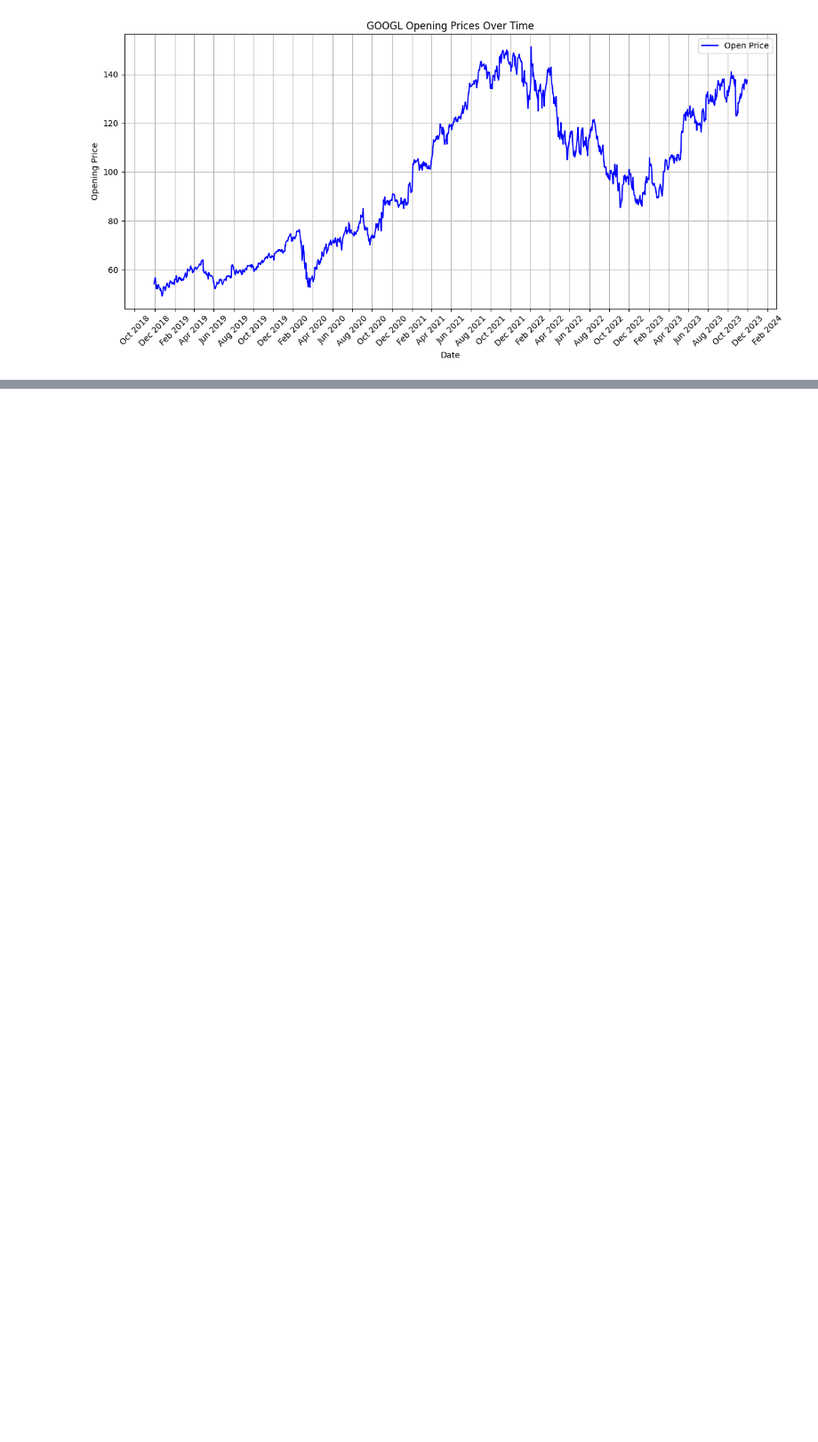
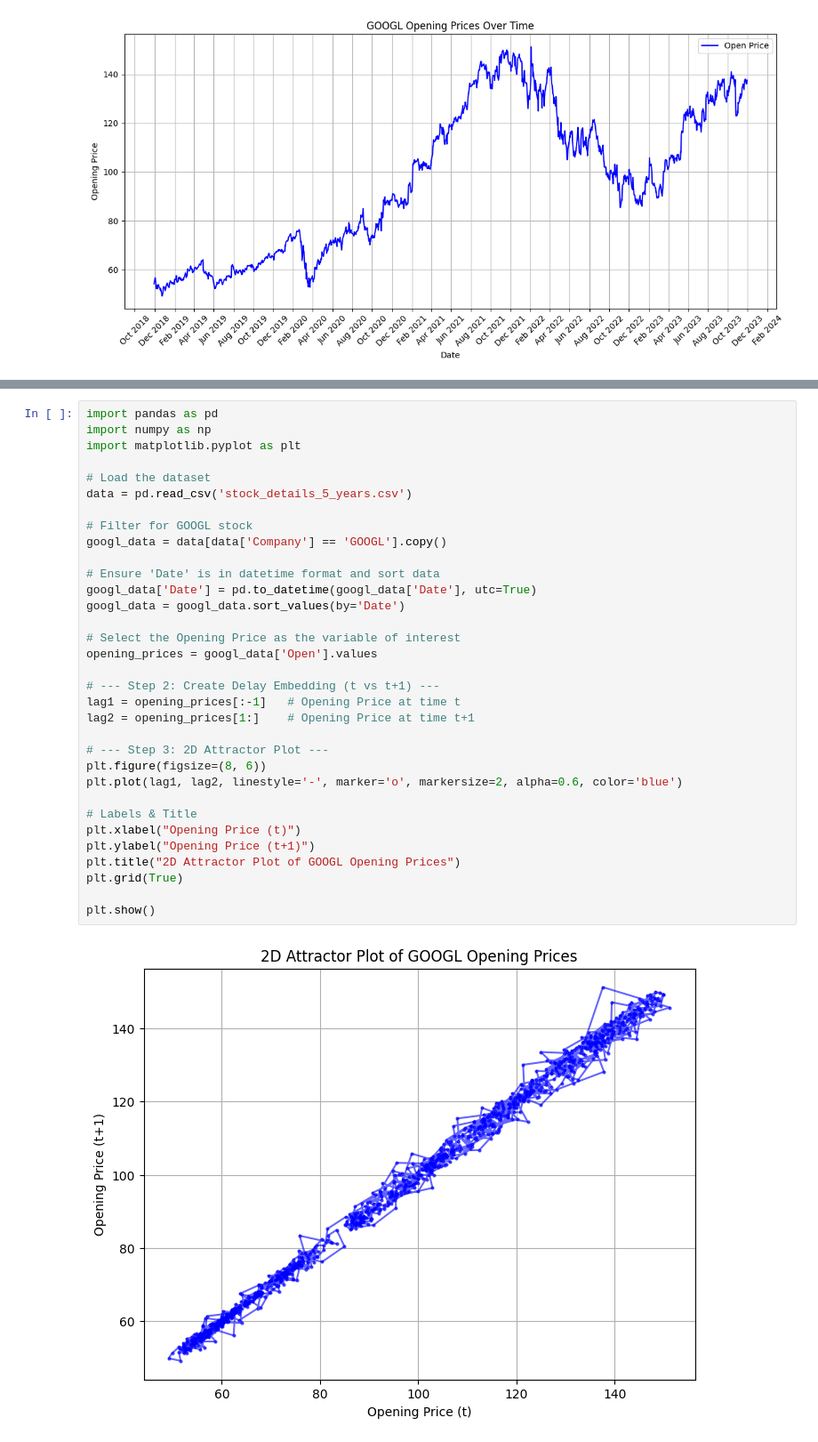
Before and after one commit to casper12340/Complex-Systems-ePortfolio, a Jupyter notebook: dataset exploration.ipynb, the cells around one changed output, grey strips where cells are left out. Shown: that part at 89% size. Drawn from its saved outputs; the diff is of its cells as text; blank space fills up the shorter version.

```diff
--- a/dataset exploration.ipynb
+++ b/dataset exploration.ipynb
@@ -58,0 +197,35 @@ plt.show()
+# %%
+import pandas as pd
+import numpy as np
+import matplotlib.pyplot as plt
+
+# Load the dataset
+data = pd.read_csv('stock_details_5_years.csv')
+
+# Filter for GOOGL stock
+googl_data = data[data['Company'] == 'GOOGL'].copy()
+
+# Ensure 'Date' is in datetime format and sort data
+googl_data['Date'] = pd.to_datetime(googl_data['Date'], utc=True)
+googl_data = googl_data.sort_values(by='Date')
+
+# Select the Opening Price as the variable of interest
+opening_prices = googl_data['Open'].values
+
+# --- Step 2: Create Delay Embedding (t vs t+1) ---
+lag1 = opening_prices[:-1]   # Opening Price at time t
+lag2 = opening_prices[1:]    # Opening Price at time t+1
+
+# --- Step 3: 2D Attractor Plot ---
+plt.figure(figsize=(8, 6))
+plt.plot(lag1, lag2, linestyle='-', marker='o', markersize=2, alpha=0.6, color='blue')
+
+# Labels & Title
+plt.xlabel("Opening Price (t)")
+plt.ylabel("Opening Price (t+1)")
+plt.title("2D Attractor Plot of GOOGL Opening Prices")
+plt.grid(True)
+
+plt.show()
+# %% [output]
+[figure, added]
```
Also changed, not shown: parts of 3 cells of this notebook, 5 other files.
